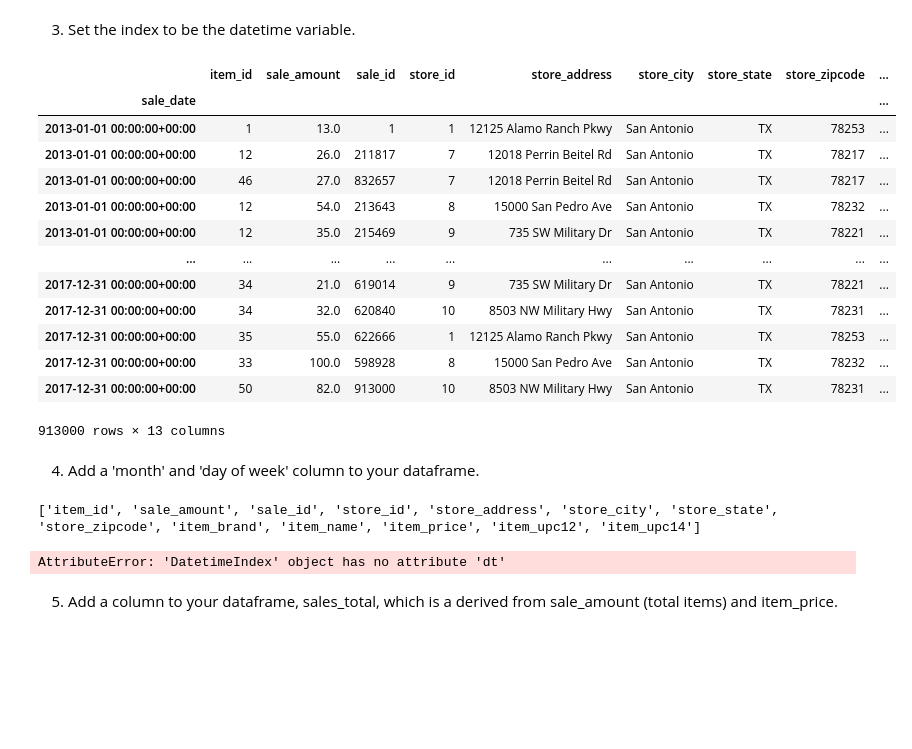
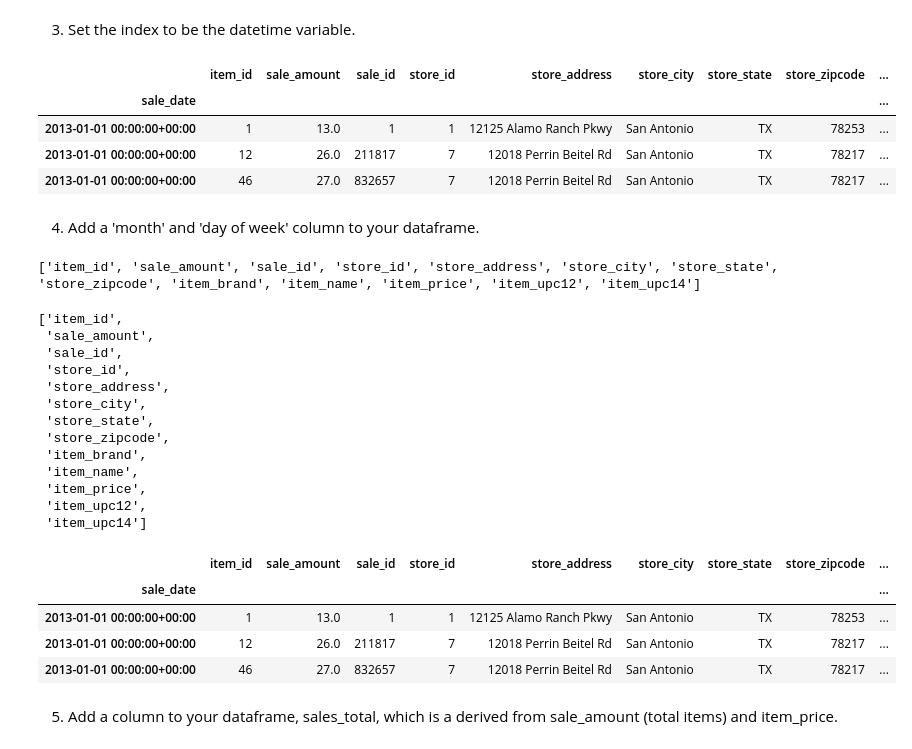
Before and after one commit to Jason-R-Turner/time-series-exercises, a Jupyter notebook: prepare.ipynb, the cells around one changed output. Cells and saved outputs as stored; diff of their text form; code cells hidden in the pictures; blank space fills up the shorter version.

```diff
--- a/prepare.ipynb
+++ b/prepare.ipynb
@@ -88,36 +92,44 @@ print(df.columns.tolist())
 3. Set the index to be the datetime variable.
 # %%
 df = df.set_index('sale_date').sort_index()
-df
+df.head(3)
 # %% [output]
 |  | item_id | sale_amount | sale_id | store_id | store_address | store_city | store_state | store_zipcode | ... |
 | sale_date |  |  |  |  |  |  |  |  | ... |
 | 2013-01-01 00:00:00+00:00 | 1 | 13.0 | 1 | 1 | 12125 Alamo Ranch Pkwy | San Antonio | TX | 78253 | ... |
 | 2013-01-01 00:00:00+00:00 | 12 | 26.0 | 211817 | 7 | 12018 Perrin Beitel Rd | San Antonio | TX | 78217 | ... |
 | 2013-01-01 00:00:00+00:00 | 46 | 27.0 | 832657 | 7 | 12018 Perrin Beitel Rd | San Antonio | TX | 78217 | ... |
-| 2013-01-01 00:00:00+00:00 | 12 | 54.0 | 213643 | 8 | 15000 San Pedro Ave | San Antonio | TX | 78232 | ... |
-| 2013-01-01 00:00:00+00:00 | 12 | 35.0 | 215469 | 9 | 735 SW Military Dr | San Antonio | TX | 78221 | ... |
-| ... | ... | ... | ... | ... | ... | ... | ... | ... | ... |
-| 2017-12-31 00:00:00+00:00 | 34 | 21.0 | 619014 | 9 | 735 SW Military Dr | San Antonio | TX | 78221 | ... |
-| 2017-12-31 00:00:00+00:00 | 34 | 32.0 | 620840 | 10 | 8503 NW Military Hwy | San Antonio | TX | 78231 | ... |
-| 2017-12-31 00:00:00+00:00 | 35 | 55.0 | 622666 | 1 | 12125 Alamo Ranch Pkwy | San Antonio | TX | 78253 | ... |
-| 2017-12-31 00:00:00+00:00 | 33 | 100.0 | 598928 | 8 | 15000 San Pedro Ave | San Antonio | TX | 78232 | ... |
-| 2017-12-31 00:00:00+00:00 | 50 | 82.0 | 913000 | 10 | 8503 NW Military Hwy | San Antonio | TX | 78231 | ... |
-913000 rows × 13 columns
 # %% [markdown]
 4. Add a 'month' and 'day of week' column to your dataframe.
 # %%
 # printing all columns of the dataframe
 print(df.columns.tolist())
+df.columns.tolist()
 # %% [output]
 ['item_id', 'sale_amount', 'sale_id', 'store_id', 'store_address', 'store_city', 'store_state', 'store_zipcode', 'item_brand', 'item_name', 'item_price', 'item_upc12', 'item_upc14']
+['item_id',
+ 'sale_amount',
+ 'sale_id',
+ 'store_id',
+ 'store_address',
+ 'store_city',
+ 'store_state',
+ 'store_zipcode',
+ 'item_brand',
+ 'item_name',
+ 'item_price',
+ 'item_upc12',
+ 'item_upc14']
 # %%
+df['month'] = df.index.month
+df['day_of_week'] = df.index.strftime('%A')
 
-df['month'] = pd.to_datetime(df.index).dt.month
-df['day_of_week'] = pd.to_datetime(df.index).dt.day
-
-df
+df.head(3)
 # %% [output]
-AttributeError: 'DatetimeIndex' object has no attribute 'dt'
+|  | item_id | sale_amount | sale_id | store_id | store_address | store_city | store_state | store_zipcode | ... |
+| sale_date |  |  |  |  |  |  |  |  | ... |
+| 2013-01-01 00:00:00+00:00 | 1 | 13.0 | 1 | 1 | 12125 Alamo Ranch Pkwy | San Antonio | TX | 78253 | ... |
+| 2013-01-01 00:00:00+00:00 | 12 | 26.0 | 211817 | 7 | 12018 Perrin Beitel Rd | San Antonio | TX | 78217 | ... |
+| 2013-01-01 00:00:00+00:00 | 46 | 27.0 | 832657 | 7 | 12018 Perrin Beitel Rd | San Antonio | TX | 78217 | ... |
 # %% [markdown]
 5. Add a column to your dataframe, sales_total, which is a derived from sale_amount (total items) and item_price.
```
Also changed, not shown: parts of 16 cells of this notebook, 1 other file.
